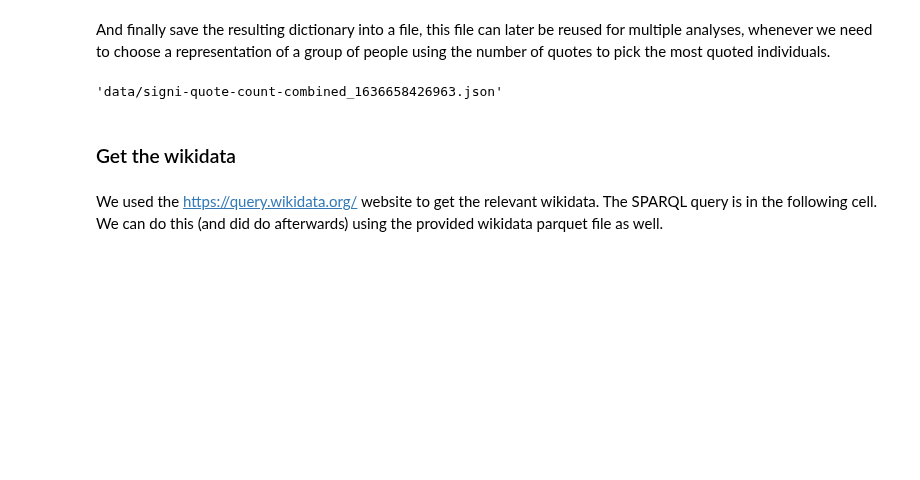
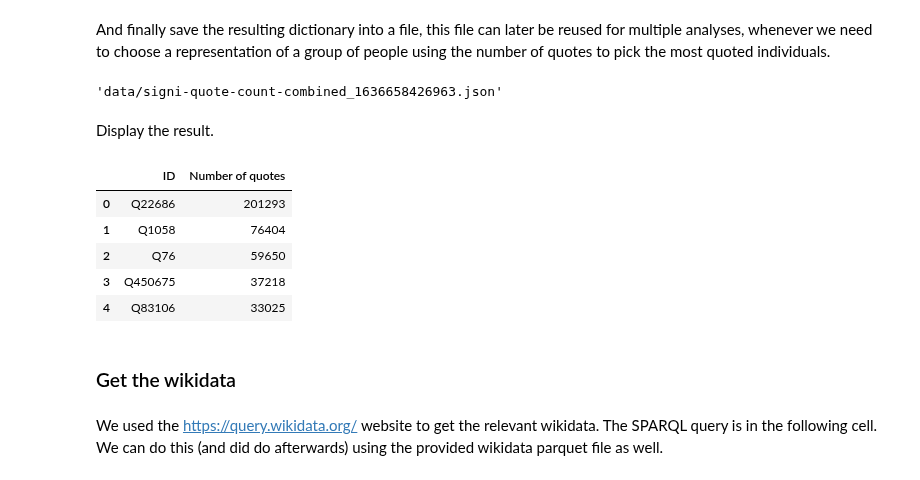
Before and after one commit to epfl-ada/ada-2021-project-madry, a Jupyter notebook: madry.ipynb, the cells around one changed output. Cells and saved outputs as stored; diff of their text form; code cells hidden in the pictures; blank space fills up the shorter version.

```diff
--- a/madry.ipynb
+++ b/madry.ipynb
@@ -222,6 +224,17 @@ And finally save the resulting dictionary into a file, this file can later be re
 write_json_to_file('data/signi-quote-count-combined', sorted_combined_signi_dict)
 # %% [output]
 'data/signi-quote-count-combined_1636658426963.json'
+# %% [markdown]
+Display the result.
+# %%
+pd.DataFrame(sorted_combined_signi_dict.items(), columns=['ID', 'Number of quotes']).head()
+# %% [output]
+|  | ID | Number of quotes |
+| 0 | Q22686 | 201293 |
+| 1 | Q1058 | 76404 |
+| 2 | Q76 | 59650 |
+| 3 | Q450675 | 37218 |
+| 4 | Q83106 | 33025 |
 # %% [markdown]
 ### Get the wikidata
 # %% [markdown]
```
Also changed, not shown: parts of 14 cells of this notebook.
